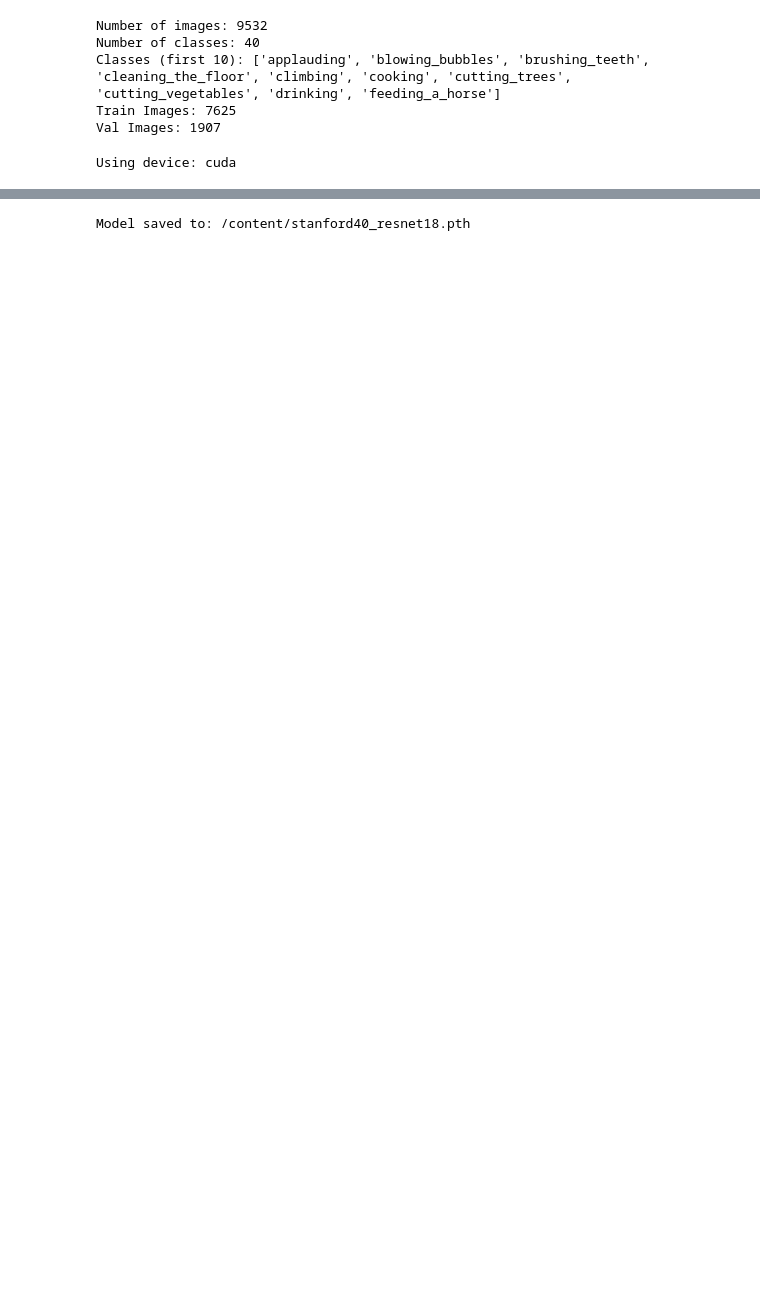
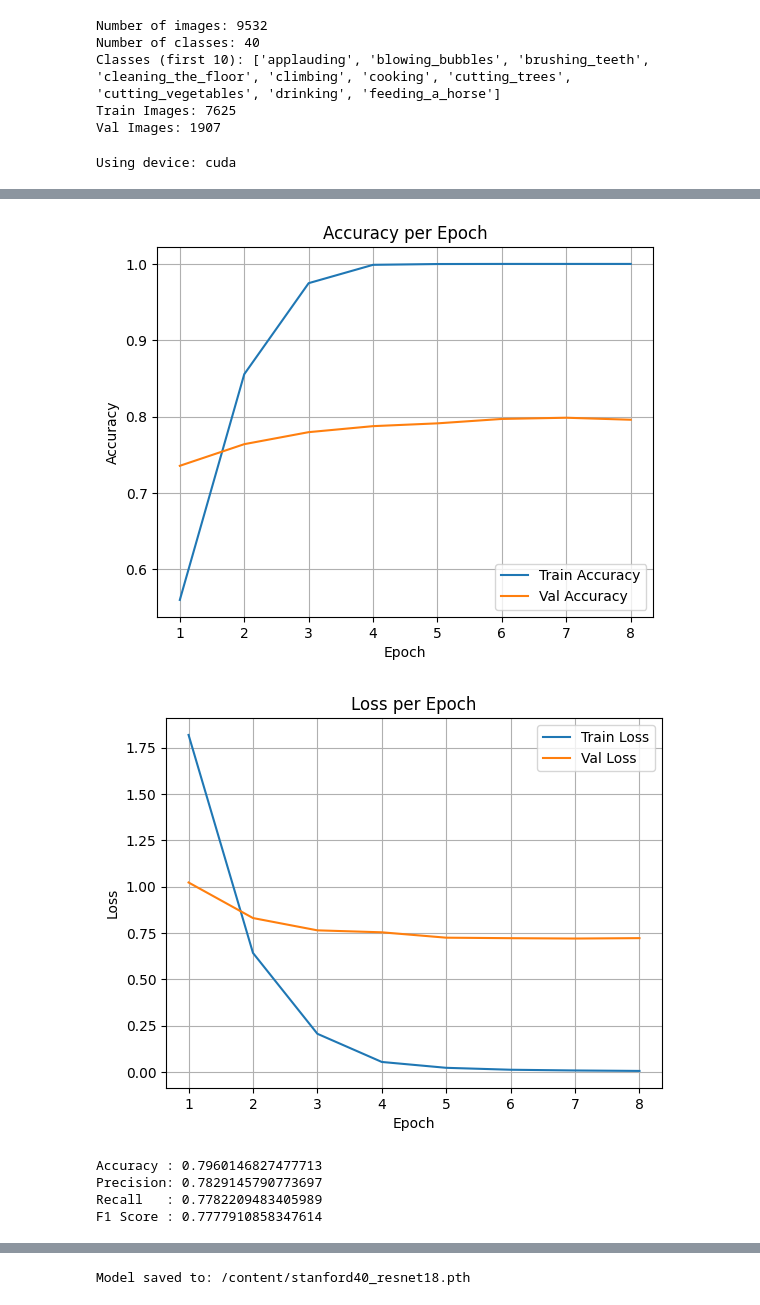
Before and after one commit to Zmuirhead03/Human-Behavior-Recognition-, a Jupyter notebook: Human_Behavior_Recognition.ipynb, the cells around one changed output, grey strips where cells are left out. Drawn from its saved outputs; the diff is of its cells as text; code cells hidden in the pictures; blank space fills up the shorter version.

Commit message:
Added Some Visuals

```diff
--- a/Human_Behavior_Recognition.ipynb
+++ b/Human_Behavior_Recognition.ipynb
@@ -76,4 +88,10 @@ optimizer = optim.Adam(model.parameters(), lr=1e-4)
 # %%
+trainLossHistory = []
+valLossHistory = []
+trainAccHistory = []
+valAccHistory = []
+
+
 numEpochs = 8
 
 for epoch in range(numEpochs):
@@ -103,6 +121,8 @@ for epoch in range(numEpochs):
 
     trainLoss = runningLoss / float(runningTotal)
     trainAcc = runningCorrect / float(runningTotal)
+
+
 
     model.eval()
     valLossSum = 0.0
@@ -136,4 +156,8 @@ for epoch in range(numEpochs):
             valAcc
         )
     )
+    trainLossHistory.append(trainLoss)
+    valLossHistory.append(valLoss)
+    trainAccHistory.append(trainAcc)
+    valAccHistory.append(valAcc)
 # %% [output]
@@ -147,0 +172,27 @@ Epoch 8/8 | Train Loss 0.0070 Acc 1.0000 | Val Loss 0.8145 Acc 0.7845
+# %%
+epochs = range(1, numEpochs + 1)
+
+
+plt.figure()
+plt.plot(epochs, trainAccHistory, label="Train Accuracy")
+plt.plot(epochs, valAccHistory, label="Val Accuracy")
+plt.xlabel("Epoch")
+plt.ylabel("Accuracy")
+plt.title("Accuracy per Epoch")
+plt.legend()
+plt.grid(True)
+plt.show()
+
+
+plt.figure()
+plt.plot(epochs, trainLossHistory, label="Train Loss")
+plt.plot(epochs, valLossHistory, label="Val Loss")
+plt.xlabel("Epoch")
+plt.ylabel("Loss")
+plt.title("Loss per Epoch")
+plt.legend()
+plt.grid(True)
+plt.show()
+# %% [output]
+[figure, added]
+[figure, added]
@@ -147,0 +218,15 @@ Epoch 8/8 | Train Loss 0.0070 Acc 1.0000 | Val Loss 0.8145 Acc 0.7845
+# %%
+overallAccuracy = accuracy_score(allLabels, allPreds)
+overallPrecision = precision_score(allLabels, allPreds, average="macro", zero_division=0)
+overallRecall = recall_score(allLabels, allPreds, average="macro", zero_division=0)
+overallF1 = f1_score(allLabels, allPreds, average="macro", zero_division=0)
+
+print("Accuracy :", overallAccuracy)
+print("Precision:", overallPrecision)
+print("Recall   :", overallRecall)
+print("F1 Score :", overallF1)
+# %% [output]
+Accuracy : 0.7960146827477713
+Precision: 0.7829145790773697
+Recall   : 0.7782209483405989
+F1 Score : 0.7777910858347614
```
Also changed, not shown: parts of 8 cells of this notebook.
